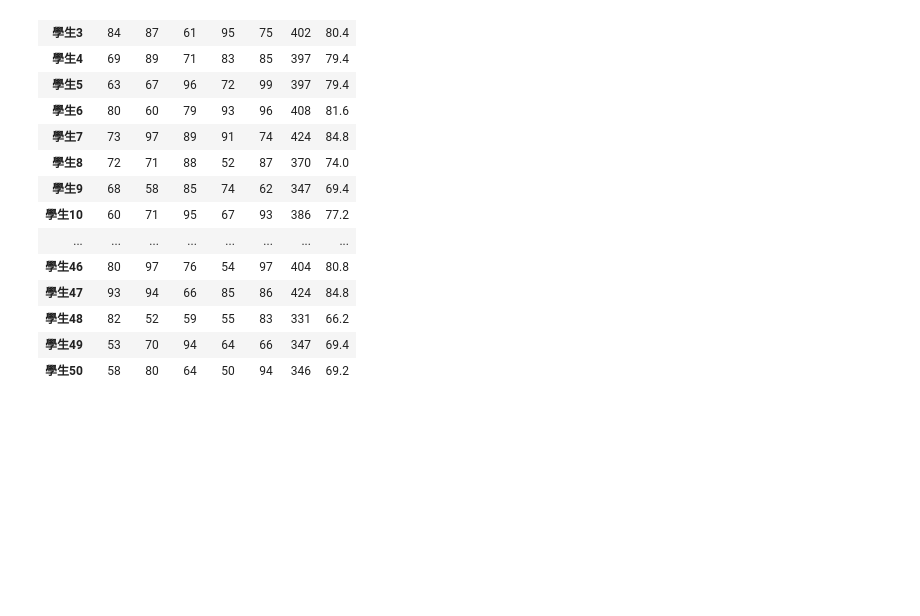
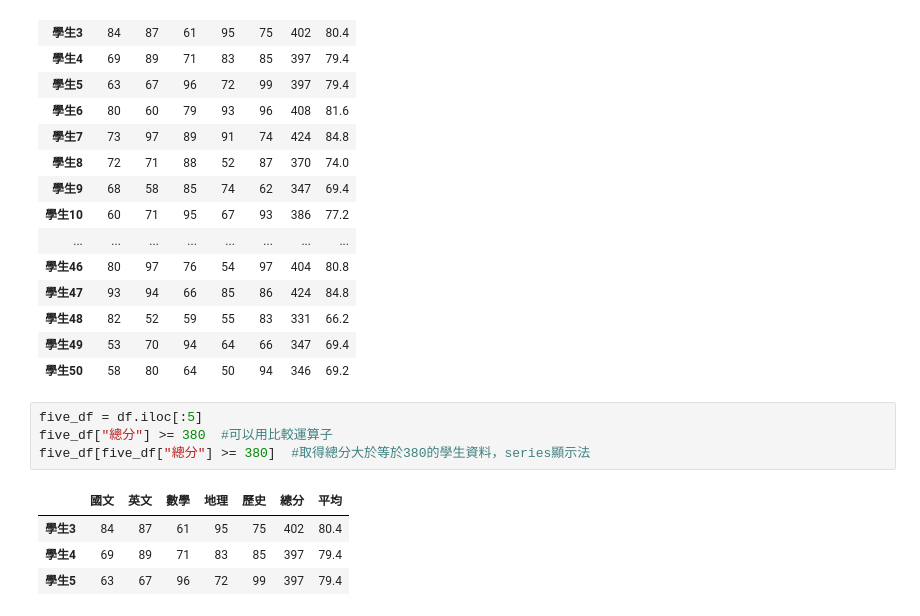
Before and after one commit to Bondsyang/bondsyang_0625, a Jupyter notebook: lesson15/lesson15_4.ipynb, the cells around one changed output. Saved outputs shown, nothing was run; the diff lists cells and outputs as text; blank space fills up the shorter version.

```diff
--- a/lesson15/lesson15_4.ipynb
+++ b/lesson15/lesson15_4.ipynb
@@ -123,3 +123,12 @@ df
 | 學生48 | 82 | 52 | 59 | 55 | 83 | 331 | 66.2 |
 | 學生49 | 53 | 70 | 94 | 64 | 66 | 347 | 69.4 |
 | 學生50 | 58 | 80 | 64 | 50 | 94 | 346 | 69.2 |
+# %%
+five_df = df.iloc[:5]
+five_df["總分"] >= 380  #可以用比較運算子
+five_df[five_df["總分"] >= 380]  #取得總分大於等於380的學生資料，series顯示法
+# %% [output]
+|  | 國文 | 英文 | 數學 | 地理 | 歷史 | 總分 | 平均 |
+| 學生3 | 84 | 87 | 61 | 95 | 75 | 402 | 80.4 |
+| 學生4 | 69 | 89 | 71 | 83 | 85 | 397 | 79.4 |
+| 學生5 | 63 | 67 | 96 | 72 | 99 | 397 | 79.4 |
```
Also changed, not shown: parts of 1 cell of this notebook.
